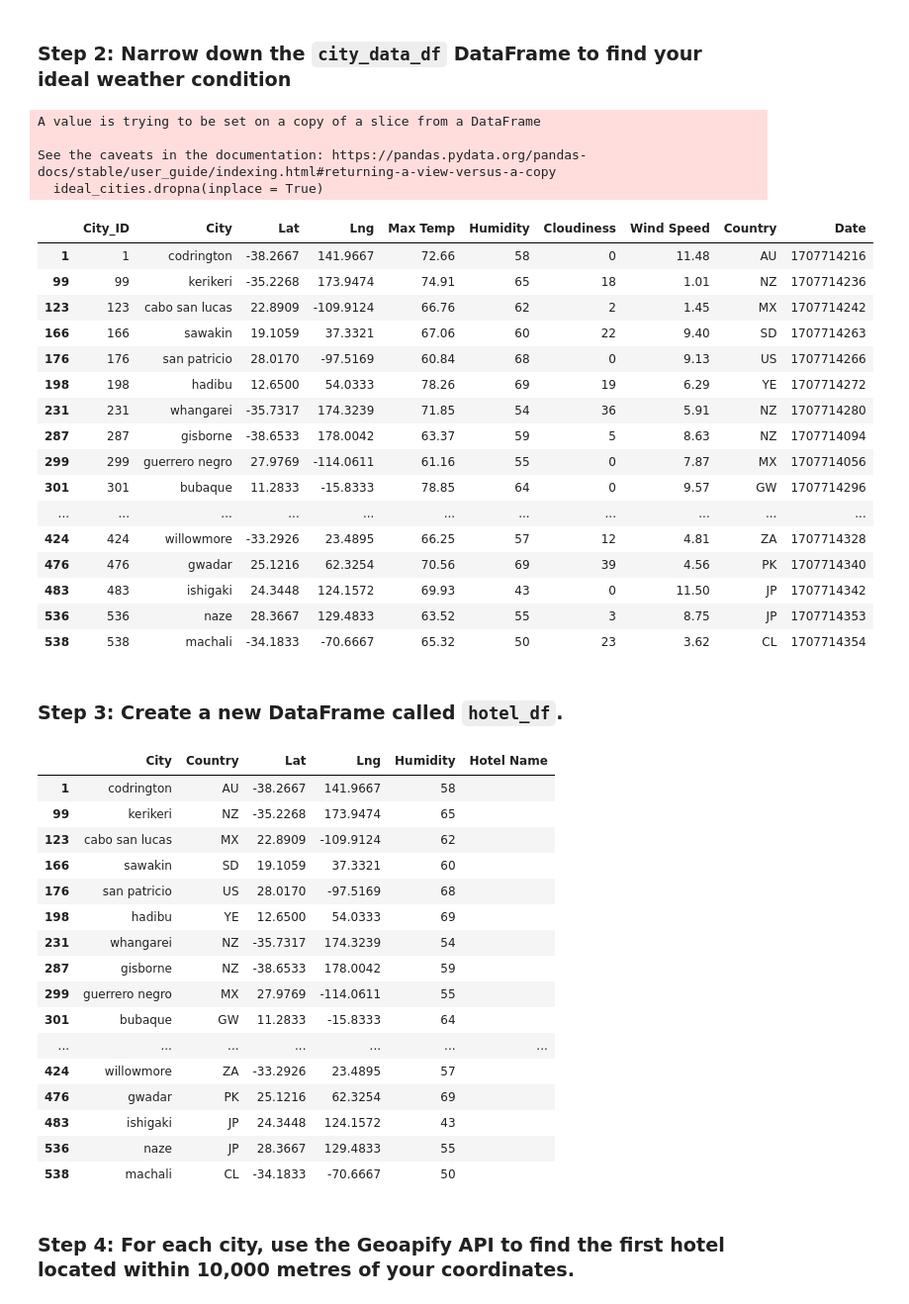
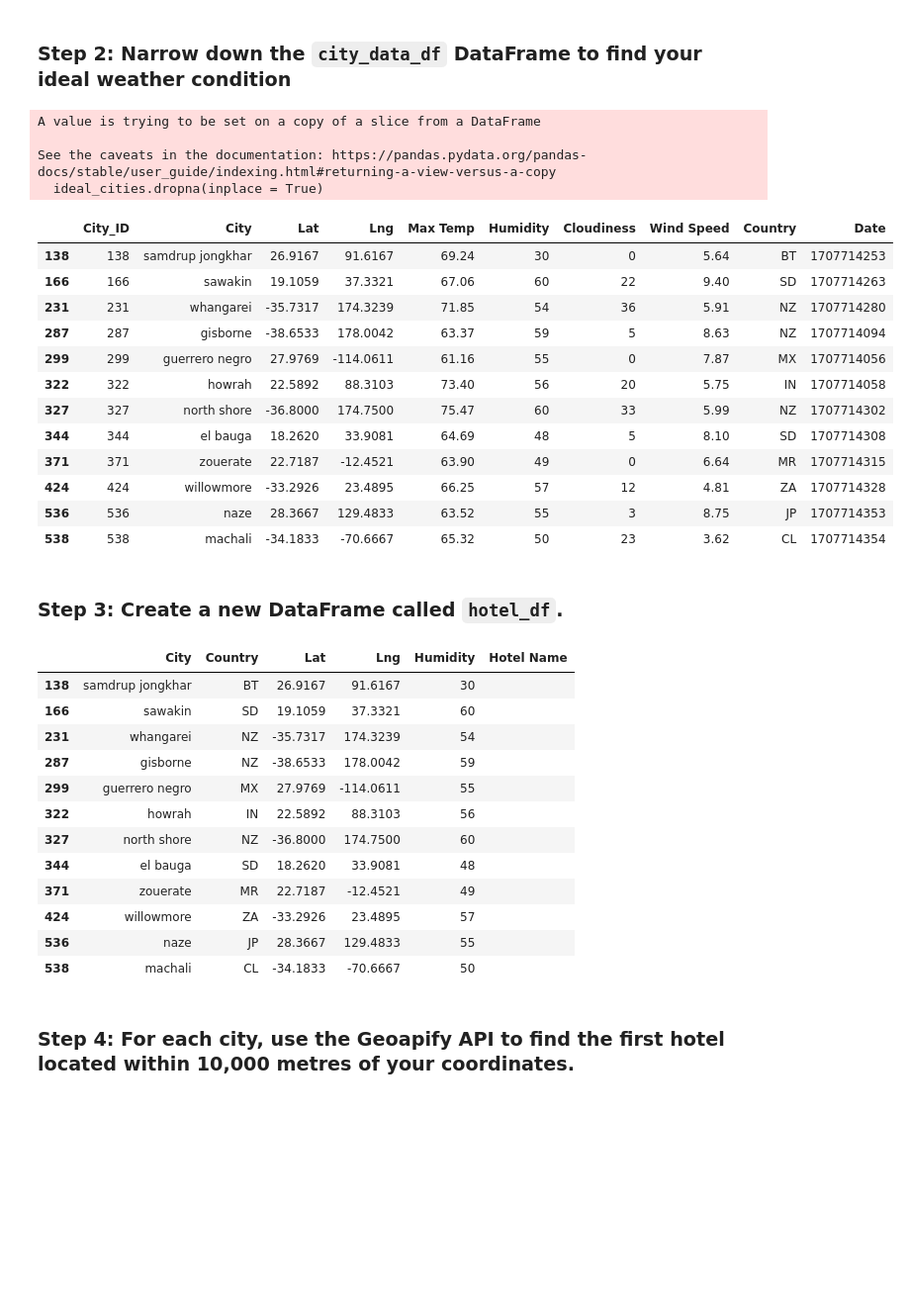
Before and after one commit to Goldfiinch/python-api-challenge, a Jupyter notebook: Starter_Code/starter_code/VacationPy(complete).ipynb, the cells around one changed output. Shown: that part at 99% size. Drawn from its saved outputs; the diff is of its cells as text; code cells hidden in the pictures; blank space fills up the shorter version.

```diff
--- a/Starter_Code/starter_code/VacationPy(complete).ipynb
+++ b/Starter_Code/starter_code/VacationPy(complete).ipynb
@@ -56,39 +53,35 @@ map_plot_1
 # %%
 # Narrow down cities that fit criteria and drop any results with null values
 #ideal_cities = (city_data_df["Max Temp"] >= 65) & (city_data_df["Max Temp"] <= 85)
 
 #ideal_cities = city_data_df.query('Max Temp > 65 and Humidity < 70')
-ideal_cities = city_data_df.loc[(city_data_df["Max Temp"] > 60)
-                                & (city_data_df["Max Temp"] < 80)
-                                & (city_data_df["Humidity"] < 70)
-                                & (city_data_df["Humidity"] > 40)
-                                & (city_data_df["Cloudiness"] < 50)
-                                & (city_data_df["Wind Speed"] < 15)]
+ideal_cities = city_data_df.loc[(city_data_df["Max Temp"] >= 60)
+                                & (city_data_df["Max Temp"] <= 80)
+                                & (city_data_df["Humidity"] <= 60)
+                                & (city_data_df["Humidity"] >= 30)
+                                & (city_data_df["Cloudiness"] <= 50)
+                                & (city_data_df["Wind Speed"] <= 10)]
 # Drop any rows with null values
 ideal_cities.dropna(inplace = True)
 
 # Display sample data
 ideal_cities
 # %% [output]
 A value is trying to be set on a copy of a slice from a DataFrame
 
 See the caveats in the documentation: https://pandas.pydata.org/pandas-docs/stable/user_guide/indexing.html#returning-a-view-versus-a-copy
   ideal_cities.dropna(inplace = True)
 |  | City_ID | City | Lat | Lng | Max Temp | Humidity | Cloudiness | Wind Speed | Country | Date |
-| 1 | 1 | codrington | -38.2667 | 141.9667 | 72.66 | 58 | 0 | 11.48 | AU | 1707714216 |
-| 99 | 99 | kerikeri | -35.2268 | 173.9474 | 74.91 | 65 | 18 | 1.01 | NZ | 1707714236 |
-| 123 | 123 | cabo san lucas | 22.8909 | -109.9124 | 66.76 | 62 | 2 | 1.45 | MX | 1707714242 |
+| 138 | 138 | samdrup jongkhar | 26.9167 | 91.6167 | 69.24 | 30 | 0 | 5.64 | BT | 1707714253 |
 | 166 | 166 | sawakin | 19.1059 | 37.3321 | 67.06 | 60 | 22 | 9.40 | SD | 1707714263 |
-| 176 | 176 | san patricio | 28.0170 | -97.5169 | 60.84 | 68 | 0 | 9.13 | US | 1707714266 |
-| 198 | 198 | hadibu | 12.6500 | 54.0333 | 78.26 | 69 | 19 | 6.29 | YE | 1707714272 |
 | 231 | 231 | whangarei | -35.7317 | 174.3239 | 71.85 | 54 | 36 | 5.91 | NZ | 1707714280 |
 | 287 | 287 | gisborne | -38.6533 | 178.0042 | 63.37 | 59 | 5 | 8.63 | NZ | 1707714094 |
 | 299 | 299 | guerrero negro | 27.9769 | -114.0611 | 61.16 | 55 | 0 | 7.87 | MX | 1707714056 |
-| 301 | 301 | bubaque | 11.2833 | -15.8333 | 78.85 | 64 | 0 | 9.57 | GW | 1707714296 |
-| ... | ... | ... | ... | ... | ... | ... | ... | ... | ... | ... |
+| 322 | 322 | howrah | 22.5892 | 88.3103 | 73.40 | 56 | 20 | 5.75 | IN | 1707714058 |
+| 327 | 327 | north shore | -36.8000 | 174.7500 | 75.47 | 60 | 33 | 5.99 | NZ | 1707714302 |
+| 344 | 344 | el bauga | 18.2620 | 33.9081 | 64.69 | 48 | 5 | 8.10 | SD | 1707714308 |
+| 371 | 371 | zouerate | 22.7187 | -12.4521 | 63.90 | 49 | 0 | 6.64 | MR | 1707714315 |
 | 424 | 424 | willowmore | -33.2926 | 23.4895 | 66.25 | 57 | 12 | 4.81 | ZA | 1707714328 |
-| 476 | 476 | gwadar | 25.1216 | 62.3254 | 70.56 | 69 | 39 | 4.56 | PK | 1707714340 |
-| 483 | 483 | ishigaki | 24.3448 | 124.1572 | 69.93 | 43 | 0 | 11.50 | JP | 1707714342 |
 | 536 | 536 | naze | 28.3667 | 129.4833 | 63.52 | 55 | 3 | 8.75 | JP | 1707714353 |
 | 538 | 538 | machali | -34.1833 | -70.6667 | 65.32 | 50 | 23 | 3.62 | CL | 1707714354 |
 # %% [markdown]
@@ -104,20 +97,16 @@ hotel_df["Hotel Name"] = ""
 hotel_df
 # %% [output]
 |  | City | Country | Lat | Lng | Humidity | Hotel Name |
-| 1 | codrington | AU | -38.2667 | 141.9667 | 58 |  |
-| 99 | kerikeri | NZ | -35.2268 | 173.9474 | 65 |  |
-| 123 | cabo san lucas | MX | 22.8909 | -109.9124 | 62 |  |
+| 138 | samdrup jongkhar | BT | 26.9167 | 91.6167 | 30 |  |
 | 166 | sawakin | SD | 19.1059 | 37.3321 | 60 |  |
-| 176 | san patricio | US | 28.0170 | -97.5169 | 68 |  |
-| 198 | hadibu | YE | 12.6500 | 54.0333 | 69 |  |
 | 231 | whangarei | NZ | -35.7317 | 174.3239 | 54 |  |
 | 287 | gisborne | NZ | -38.6533 | 178.0042 | 59 |  |
 | 299 | guerrero negro | MX | 27.9769 | -114.0611 | 55 |  |
-| 301 | bubaque | GW | 11.2833 | -15.8333 | 64 |  |
-| ... | ... | ... | ... | ... | ... | ... |
+| 322 | howrah | IN | 22.5892 | 88.3103 | 56 |  |
+| 327 | north shore | NZ | -36.8000 | 174.7500 | 60 |  |
+| 344 | el bauga | SD | 18.2620 | 33.9081 | 48 |  |
+| 371 | zouerate | MR | 22.7187 | -12.4521 | 49 |  |
 | 424 | willowmore | ZA | -33.2926 | 23.4895 | 57 |  |
-| 476 | gwadar | PK | 25.1216 | 62.3254 | 69 |  |
-| 483 | ishigaki | JP | 24.3448 | 124.1572 | 43 |  |
 | 536 | naze | JP | 28.3667 | 129.4833 | 55 |  |
 | 538 | machali | CL | -34.1833 | -70.6667 | 50 |  |
 # %% [markdown]
```
Also changed, not shown: parts of 3 cells of this notebook.
